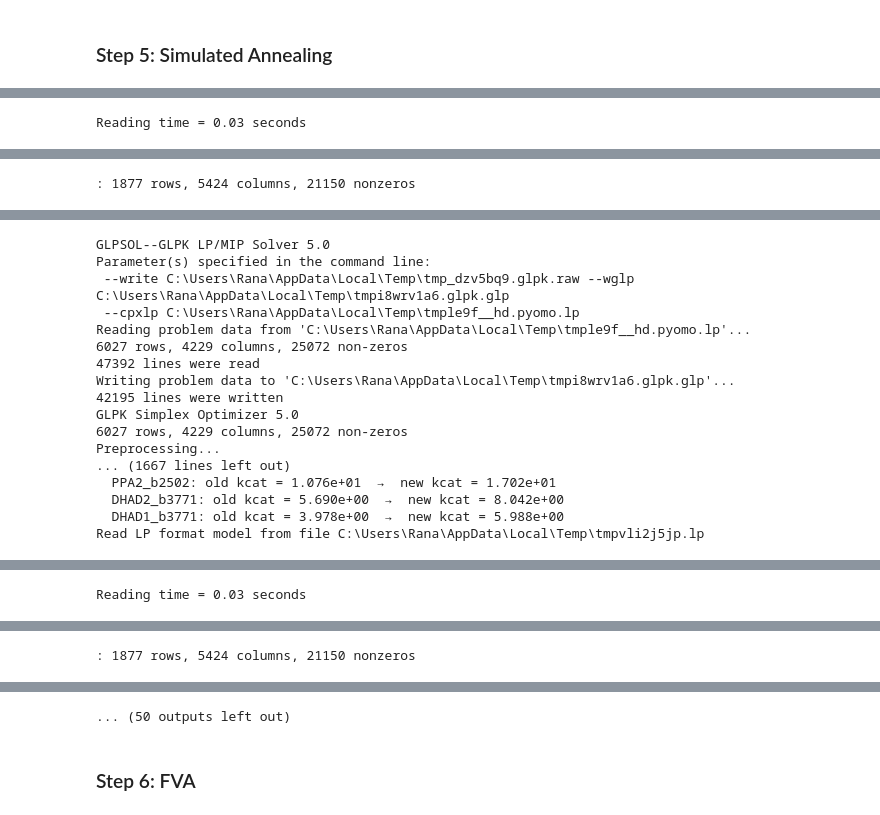
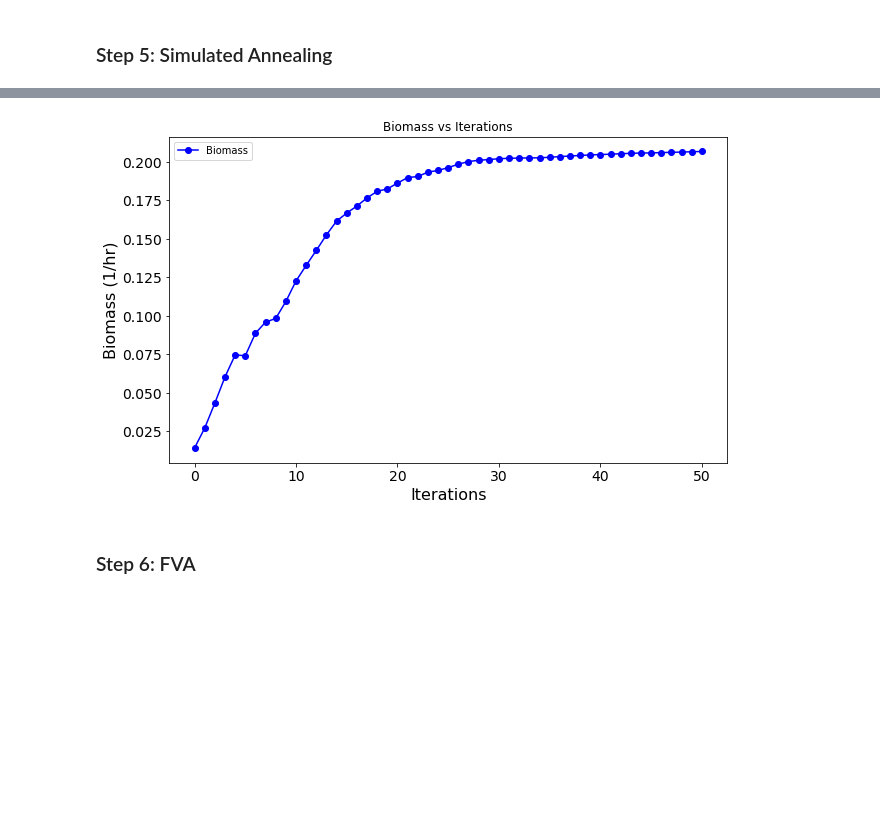
Before and after one commit to LMSE/kinGEMs, a Jupyter notebook: notebooks/run_iML1515_GEM.ipynb, the cells around one changed output, grey strips where cells are left out. Saved outputs shown, nothing was run; the diff lists cells and outputs as text; code cells hidden in the pictures; blank space fills up the shorter version.

```diff
--- a/notebooks/run_iML1515_GEM.ipynb
+++ b/notebooks/run_iML1515_GEM.ipynb
@@ -59,7 +59,7 @@ merged_data_output = os.path.join(interim_data_dir_spec, f"{organism_strain_GEMn
 processed_data_output = os.path.join(processed_data_dir_spec, f"{organism_strain_GEMname}_processed_data.csv")
 
 # Simulation parameters
-biomass_reaction = 'BIOMASS_Ec_iML1515_WT_75p37M' # Update this
+biomass_reaction = 'BIOMASS_Ec_iML1515_core_75p37M' # Update this
 enzyme_upper_bound = 0.15
 # %% [markdown]
 ### Step 1: Preparing and processing model data
@@ -203,7 +209,7 @@ print("=== Step 4: Running optimization with kcat constraints ===")
     model=irrev_model,
     processed_df=processed_data,
     objective_reaction=biomass_reaction,
-    enzyme_upper_bound=0.15,
+    enzyme_upper_bound=enzyme_upper_bound,
     enzyme_ratio=True,
     maximization=True,
     multi_enzyme_off=False,
@@ -235,31 +228 @@ Writing basic solution to 'C:\Users\Rana\AppData\Local\Temp\tmpagbhzbps.glpk.raw
 Biomass value:  0.0139497530700358
-# %%
-## Run optimization 10 times with FBA initialization to check for robustness
-# prepare a list to hold the biomass solutions
-biomass_values = []
-
-for i in range(10):
-    print(f"=== Iteration {i+1} ===")
-    solution_value, df_FBA, gene_sequences_dict, _ = run_optimization_with_dataframe(
-        model=irrev_model,
-        processed_df=processed_data,
-        objective_reaction=biomass_reaction,
-        enzyme_upper_bound=enzyme_upper_bound,
-        enzyme_ratio=True,
-        maximization=True,
-        multi_enzyme_off=False,
-        isoenzymes_off=False,
-        promiscuous_off=False,
-        complexes_off=False,
-        output_dir=None,
-        save_results=False,
-        print_reaction_conditions=True
-    )
-
-    print(f"Biomass value: {solution_value:.4f}\n")
-    biomass_values.append(solution_value)
-
-# once done, print the summary list
-print("All biomass values over 10 runs:")
-for idx, val in enumerate(biomass_values, 1):
-    print(f" Run {idx}: {val:.4f}")
@@ -375,8 +235,8 @@ temperature = 1.0
 cooling_rate = 0.95
 min_temperature = 0.01
 max_iterations = 100
-max_unchanged_iterations = 10
-change_threshold = 0.001
+max_unchanged_iterations = 4
+change_threshold = 0.009
 biomass_goal = 0.5
 
 kcat_dict, top_targets, df_new, iterations, biomasses, df_FBA = simulated_annealing(
@@ -397,7 +257,7 @@ kcat_dict, top_targets, df_new, iterations, biomasses, df_FBA = simulated_anneal
 
 print(f"Final biomass: {biomasses[-1]:.4f}")
 print(f"Improvement: {(biomasses[-1] - biomasses[0]) / biomasses[0] * 100:.1f}%")
-print("Top‐25 enzymes by mass contribution:")
+print("Top 10 enzymes by mass contribution:")
 print(top_targets[['Reactions','Single_gene','enzyme_mass']])
 # %% [output]
 === Step 5: Running simulated annealing ===
@@ -421 +279,0 @@ Read LP format model from file C:\Users\Rana\AppData\Local\Temp\tmpp138ez34.lp
-Reading time = 0.03 seconds
@@ -423 +279,0 @@ Reading time = 0.03 seconds
-: 1877 rows, 5424 columns, 21150 nonzeros
@@ -425,17 +279,0 @@ Reading time = 0.03 seconds
-GLPSOL--GLPK LP/MIP Solver 5.0
-Parameter(s) specified in the command line:
- --write C:\Users\Rana\AppData\Local\Temp\tmp_dzv5bq9.glpk.raw --wglp C:\Users\Rana\AppData\Local\Temp\tmpi8wrv1a6.glpk.glp
- --cpxlp C:\Users\Rana\AppData\Local\Temp\tmple9f__hd.pyomo.lp
-Reading problem data from 'C:\Users\Rana\AppData\Local\Temp\tmple9f__hd.pyomo.lp'...
-6027 rows, 4229 columns, 25072 non-zeros
-47392 lines were read
-Writing problem data to 'C:\Users\Rana\AppData\Local\Temp\tmpi8wrv1a6.glpk.glp'...
-42195 lines were written
-GLPK Simplex Optimizer 5.0
-6027 rows, 4229 columns, 25072 non-zeros
-Preprocessing...
-... (1667 lines left out)
-  PPA2_b2502: old kcat = 1.076e+01  →  new kcat = 1.702e+01
-  DHAD2_b3771: old kcat = 5.690e+00  →  new kcat = 8.042e+00
-  DHAD1_b3771: old kcat = 3.978e+00  →  new kcat = 5.988e+00
-Read LP format model from file C:\Users\Rana\AppData\Local\Temp\tmpvli2j5jp.lp
@@ -443 +279,0 @@ Read LP format model from file C:\Users\Rana\AppData\Local\Temp\tmpvli2j5jp.lp
-Reading time = 0.03 seconds
@@ -445 +279,0 @@ Reading time = 0.03 seconds
-: 1877 rows, 5424 columns, 21150 nonzeros
@@ -447,4 +280,4 @@ Reading time = 0.03 seconds
-... (50 outputs left out)
+[figure, added]
 # %% [markdown]
 ### Step 6: FVA
 # %%
```
Also changed, not shown: parts of 8 cells of this notebook.
